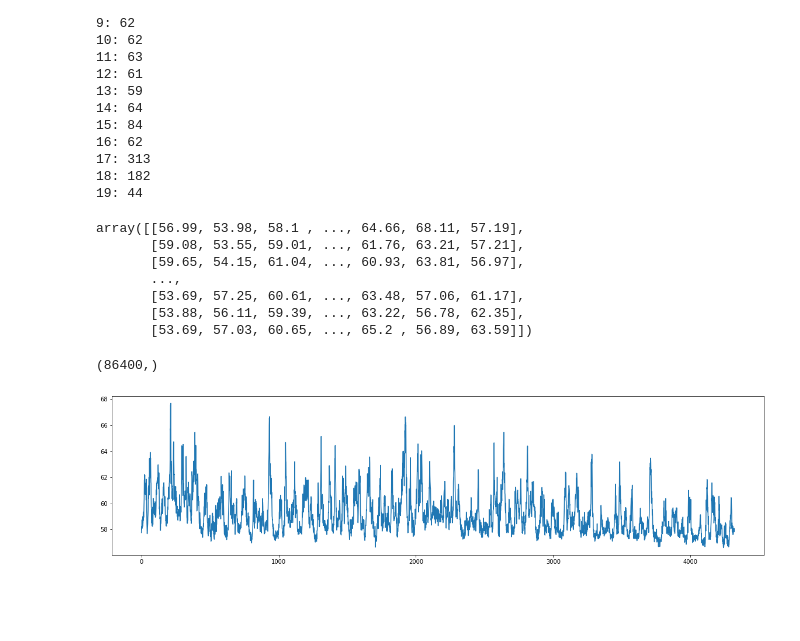
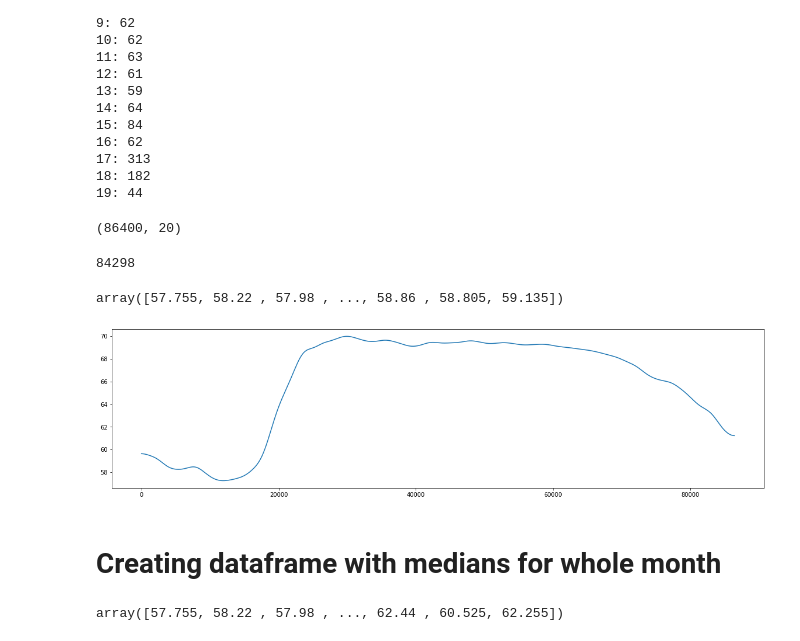
Before and after one commit to marin-hyatt/public-redhook-analysis, a Jupyter notebook: Truck_Analysis.ipynb, the cells around one changed output. Saved outputs shown, nothing was run; the diff lists cells and outputs as text; code cells hidden in the pictures; blank space fills up the shorter version.

Commit message:
Added median values to dataframe

```diff
--- a/Truck_Analysis.ipynb
+++ b/Truck_Analysis.ipynb
@@ -1189,25 +1164,26 @@ for i,day in enumerate(all_day_arr):
 18: 182
 19: 44
 # %%
-day_time_matrix
+day_time_matrix.shape
 # %% [output]
-array([[56.99, 53.98, 58.1 , ..., 64.66, 68.11, 57.19],
-       [59.08, 53.55, 59.01, ..., 61.76, 63.21, 57.21],
-       [59.65, 54.15, 61.04, ..., 60.93, 63.81, 56.97],
-       ...,
-       [53.69, 57.25, 60.61, ..., 63.48, 57.06, 61.17],
-       [53.88, 56.11, 59.39, ..., 63.22, 56.78, 62.35],
-       [53.69, 57.03, 60.65, ..., 65.2 , 56.89, 63.59]])
+(86400, 20)
 # %%
 weekday_medians = np.nanmedian(day_time_matrix, axis=1)
-# %%
-weekday_medians.shape
-# %% [output]
-(86400,)
+# %%
+2589898 % len(weekday_medians)
+# %% [output]
+84298
+# %%
+np.asarray(2*[weekday_medians]).flatten()
+# %% [output]
+array([57.755, 58.22 , 57.98 , ..., 58.86 , 58.805, 59.135])
 # %%
 plt.figure(figsize=(20,5))
 # plt.plot(spl_complete_month_weekdays)
-plt.plot(weekday_medians[:int(86400/20)])
+#plt.plot(scipy.ndimage.convolve(weekday_medians, np.ones(1001)/1001))
+plt.plot(scipy.ndimage.gaussian_filter1d(weekday_medians, 1000))
 plt.show()
 # %% [output]
-[figure, old version]
+[figure, new version]
+# %% [markdown]
+# Creating dataframe with medians for whole month
@@ -1213,0 +1199,4 @@ plt.show()
+# %%
+month_weekly_median
+# %% [output]
+array([57.755, 58.22 , 57.98 , ..., 62.44 , 60.525, 62.255])
```
Also changed, not shown: parts of 20 cells of this notebook.
